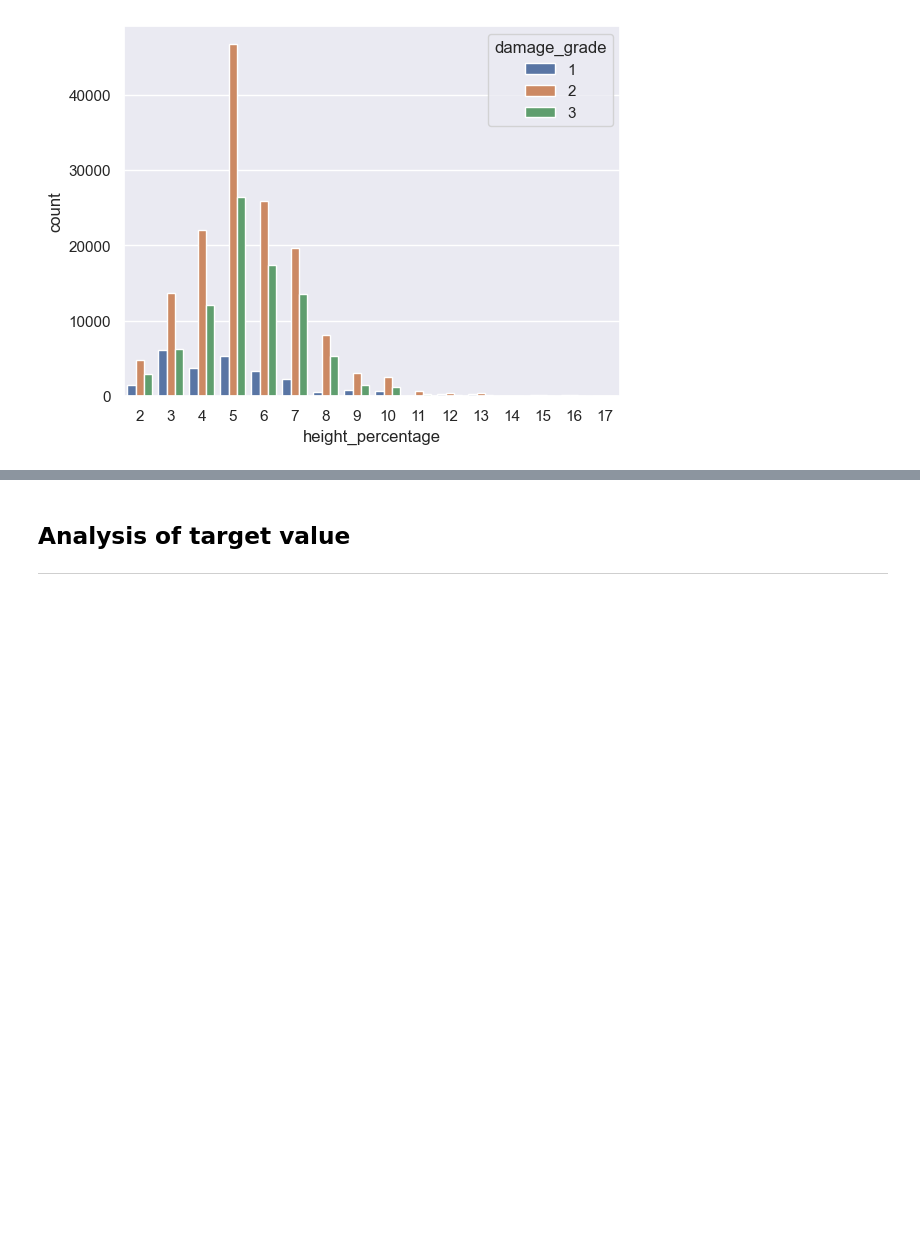
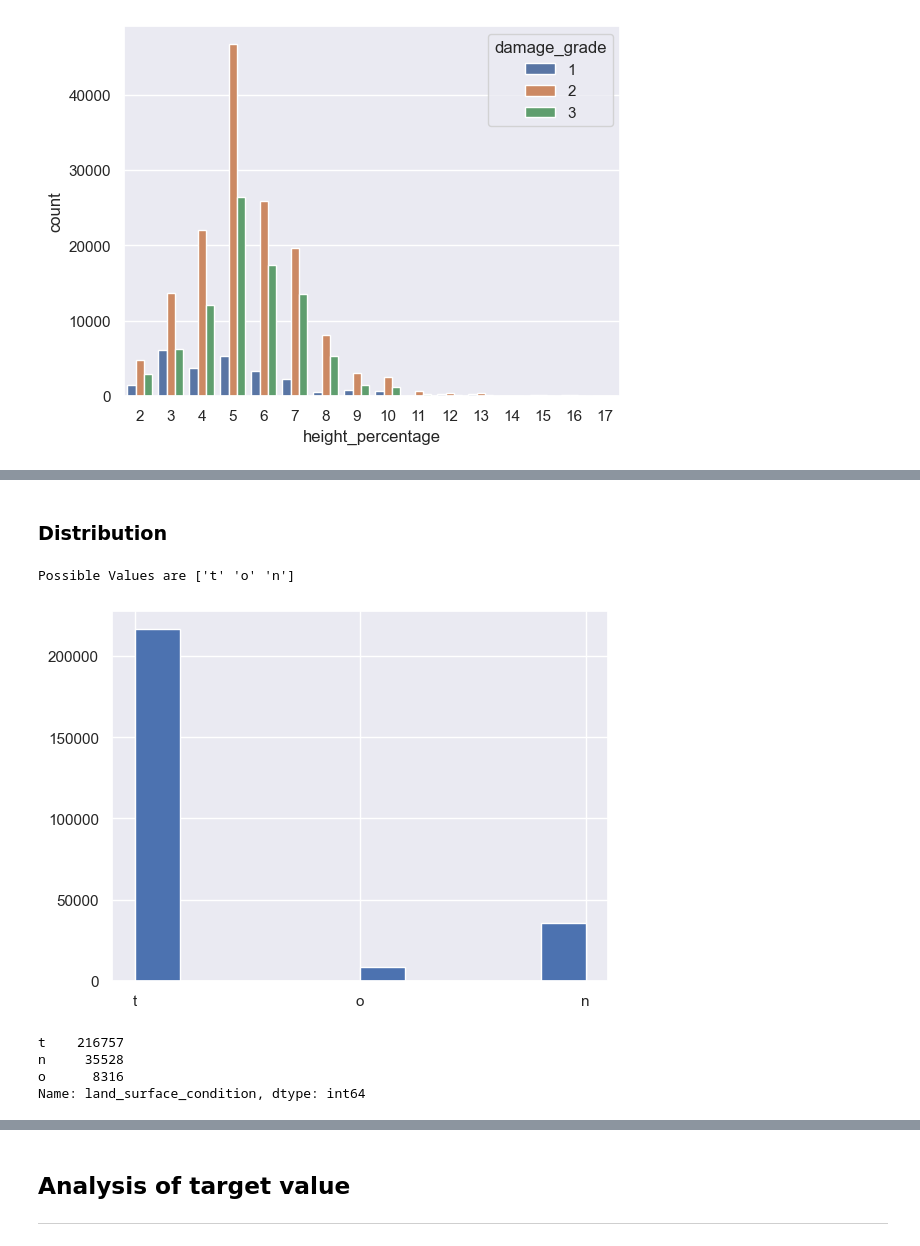
Before and after one commit to Sidies/-2015_Gorkha_earthquake_damage_prediction, a Jupyter notebook: notebooks/Exploration.ipynb, the cells around one changed output, grey strips where cells are left out. Drawn from its saved outputs; the diff is of its cells as text; code cells hidden in the pictures; blank space fills up the shorter version.

Commit message:
Analysis for land_surface_condition

```diff
--- a/notebooks/Exploration.ipynb
+++ b/notebooks/Exploration.ipynb
@@ -392,0 +400,14 @@ plt.show()
+# %% [markdown]
+### Distribution
+# %%
+print(f"Possible Values are { train_df['land_surface_condition'].unique()}")
+train_df['land_surface_condition'].hist()
+plt.show()
+print(f"{train_df['land_surface_condition'].value_counts()}")
+# %% [output]
+Possible Values are ['t' 'o' 'n']
+[figure, added]
+t    216757
+n     35528
+o      8316
+Name: land_surface_condition, dtype: int64
```
Also changed, not shown: parts of 7 cells of this notebook.
